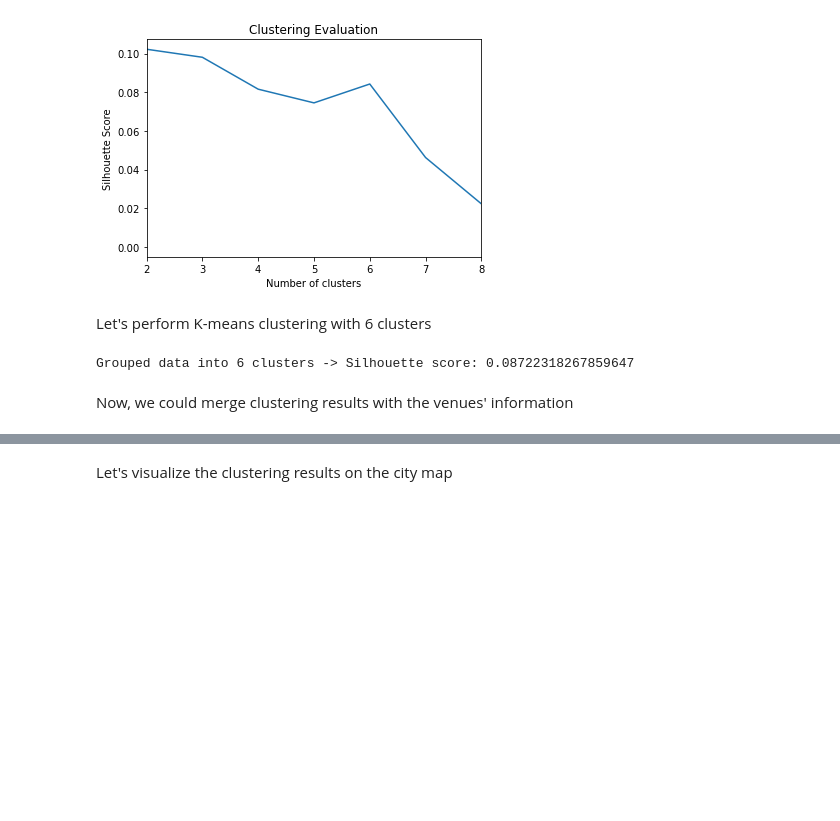
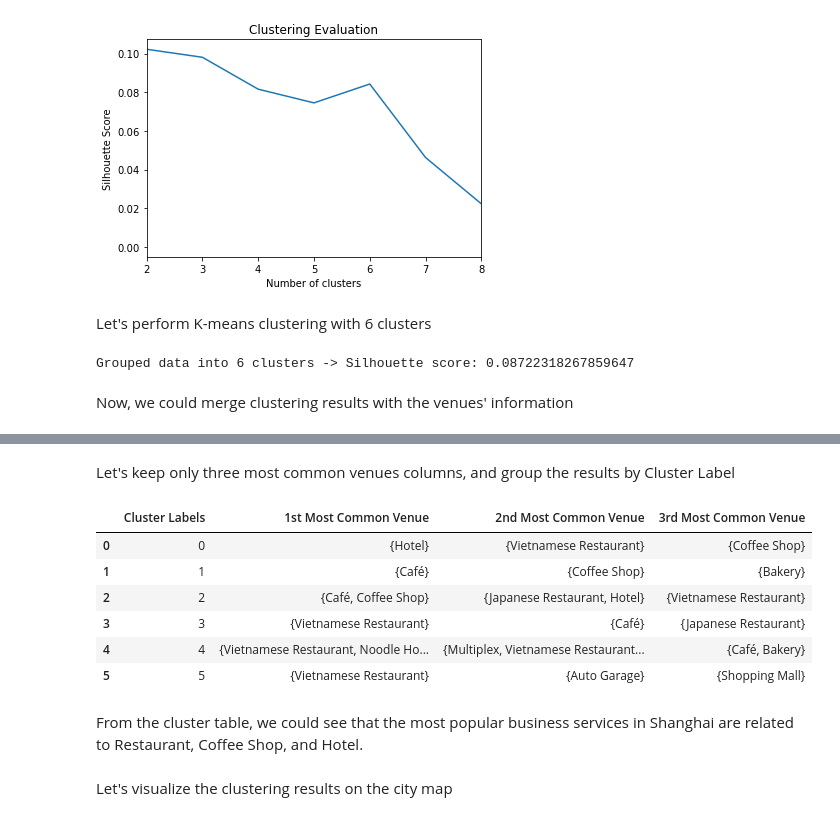
Before and after one commit to lehoang318/Coursera_Capstone, a Jupyter notebook: Potential-Business-Services-in-Vietnam.ipynb, the cells around one changed output, grey strips where cells are left out. Cells and saved outputs as stored; diff of their text form; code cells hidden in the pictures; blank space fills up the shorter version.

```diff
--- a/Potential-Business-Services-in-Vietnam.ipynb
+++ b/Potential-Business-Services-in-Vietnam.ipynb
@@ -804,6 +750,22 @@ hanoi_venues_merged
 | 9 | Nam Từ Liêm, Hanoi | 21.012846 | 105.760874 | 1 | Café | Coffee Shop | ... |
 | 10 | Tây Hồ, Hanoi | 21.079042 | 105.815432 | 4 | Noodle House | Vietnamese Restaurant | ... |
 | 11 | Thanh Xuân, Hanoi | 20.993687 | 105.814301 | 4 | Coffee Shop | Multiplex | ... |
+# %% [markdown]
+Let's keep only three most common venues columns, and group the results by Cluster Label
+# %%
+hanoi_clusters = hanoi_venues_merged.groupby('Cluster Labels').agg(lambda x: tuple(x)).applymap(set).reset_index()
+hanoi_clusters.drop(['Area', 'Latitude', 'Longitude', '4th Most Common Venue', '5th Most Common Venue'], axis=1, inplace=True)
+hanoi_clusters
+# %% [output]
+|  | Cluster Labels | 1st Most Common Venue | 2nd Most Common Venue | 3rd Most Common Venue |
+| 0 | 0 | {Hotel} | {Vietnamese Restaurant} | {Coffee Shop} |
+| 1 | 1 | {Café} | {Coffee Shop} | {Bakery} |
+| 2 | 2 | {Café, Coffee Shop} | {Japanese Restaurant, Hotel} | {Vietnamese Restaurant} |
+| 3 | 3 | {Vietnamese Restaurant} | {Café} | {Japanese Restaurant} |
+| 4 | 4 | {Vietnamese Restaurant, Noodle Ho... | {Multiplex, Vietnamese Restaurant... | {Café, Bakery} |
+| 5 | 5 | {Vietnamese Restaurant} | {Auto Garage} | {Shopping Mall} |
+# %% [markdown]
+From the cluster table, we could see that the most popular business services in Shanghai are related to Restaurant, Coffee Shop, and Hotel.
 # %% [markdown]
 Let's visualize the clustering results on the city map
 # %%
```
Also changed, not shown: parts of 52 cells of this notebook.
